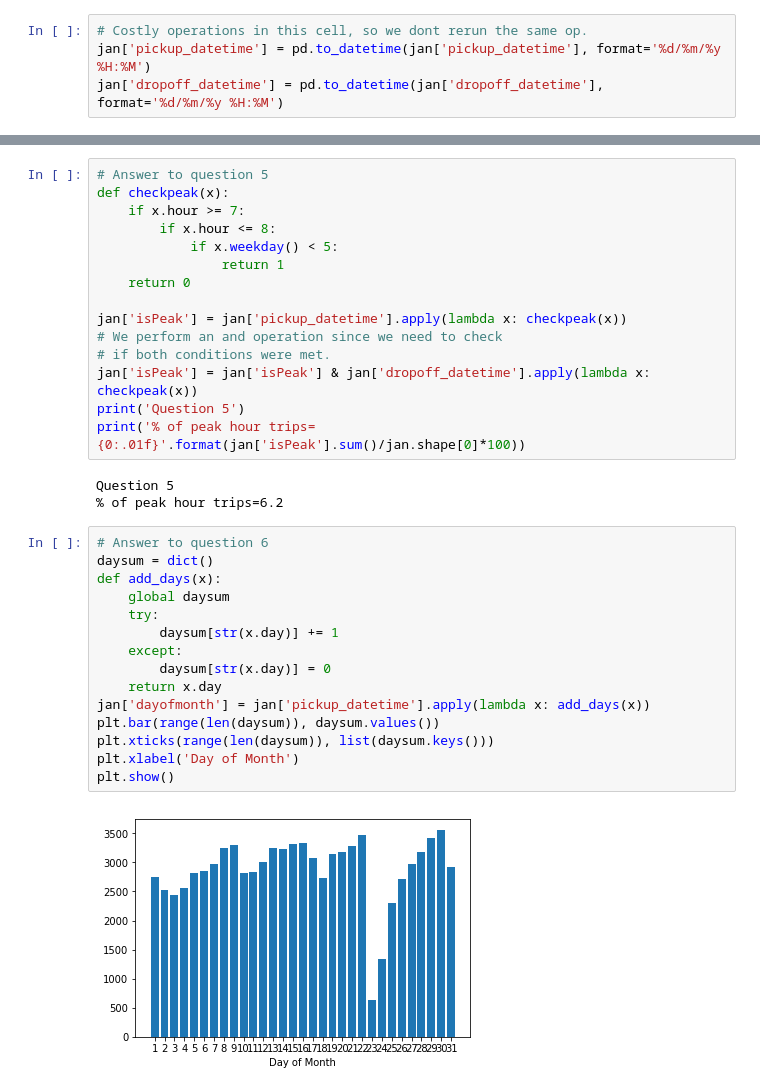
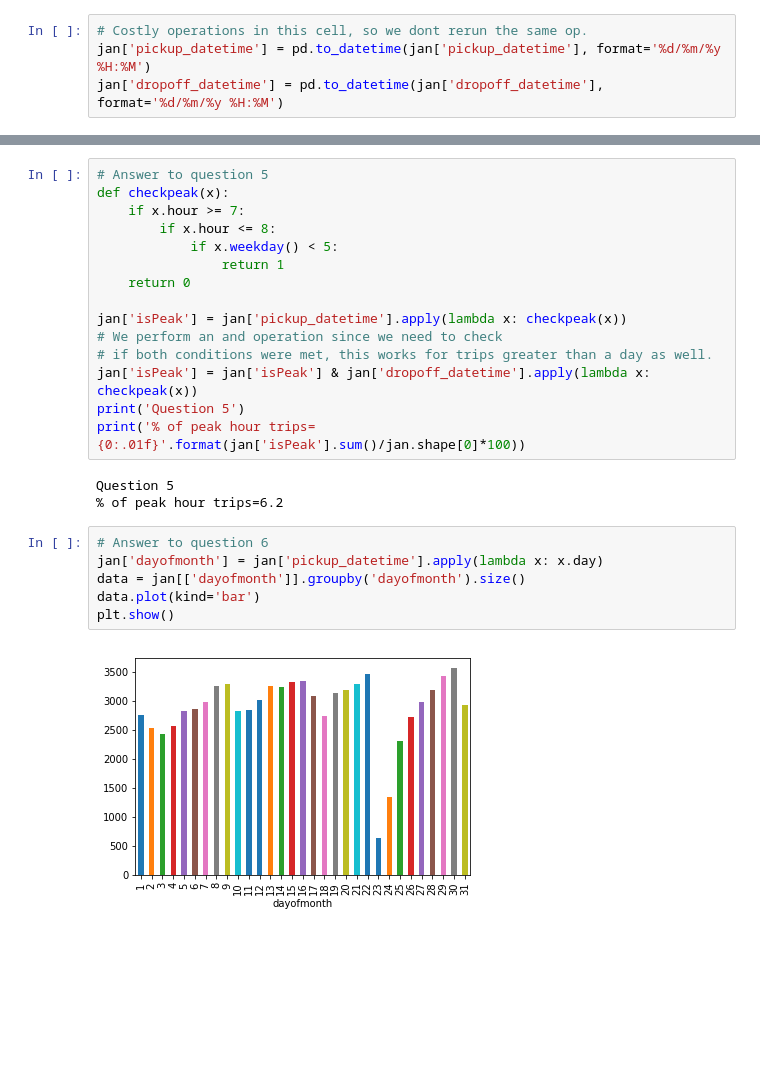
Before and after one commit to isubasinghe/COMP20008-ass1, a Jupyter notebook: notebook-for-answers.ipynb, the cells around one changed output, grey strips where cells are left out. Cells and saved outputs as stored; diff of their text form; blank space fills up the shorter version.

```diff
--- a/notebook-for-answers.ipynb
+++ b/notebook-for-answers.ipynb
@@ -85,30 +89,21 @@ def checkpeak(x):
 
 jan['isPeak'] = jan['pickup_datetime'].apply(lambda x: checkpeak(x))
 # We perform an and operation since we need to check
-# if both conditions were met.
+# if both conditions were met, this works for trips greater than a day as well.
 jan['isPeak'] = jan['isPeak'] & jan['dropoff_datetime'].apply(lambda x: checkpeak(x))
 print('Question 5')
 print('% of peak hour trips={0:.01f}'.format(jan['isPeak'].sum()/jan.shape[0]*100))
 # %% [output]
 Question 5
 % of peak hour trips=6.2
-# %%
-# Answer to question 6
-daysum = dict()
-def add_days(x):
-    global daysum
-    try:
-        daysum[str(x.day)] += 1
-    except:
-        daysum[str(x.day)] = 0
-    return x.day
-jan['dayofmonth'] = jan['pickup_datetime'].apply(lambda x: add_days(x))
-plt.bar(range(len(daysum)), daysum.values())
-plt.xticks(range(len(daysum)), list(daysum.keys()))
-plt.xlabel('Day of Month')
-plt.show()
-# %% [output]
-[figure, removed]
+# %%
+# Answer to question 6
+jan['dayofmonth'] = jan['pickup_datetime'].apply(lambda x: x.day)
+data = jan[['dayofmonth']].groupby('dayofmonth').size()
+data.plot(kind='bar')
+plt.show()
+# %% [output]
+[figure, added]
 # %%
 # Answer to question 7
 jan['dayofweek'] = jan['pickup_datetime'].apply(lambda x: x.weekday())
```
Also changed, not shown: parts of 9 cells of this notebook.
